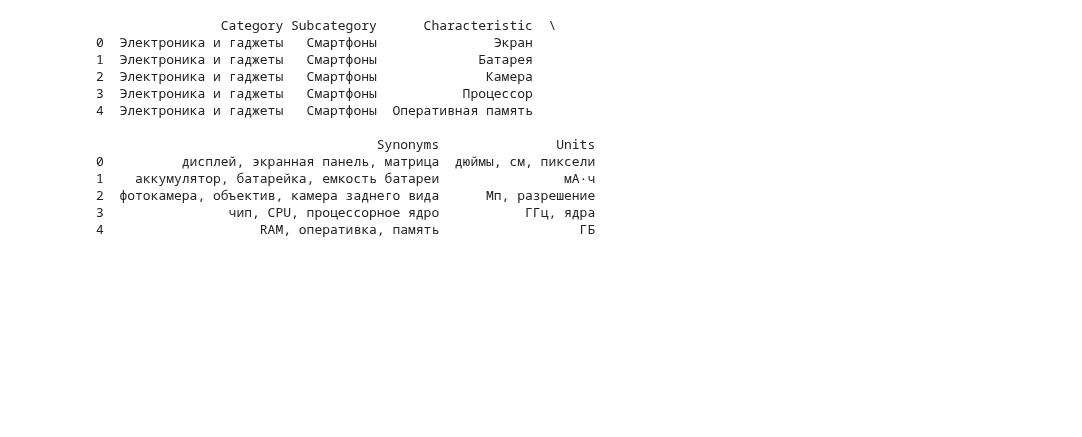
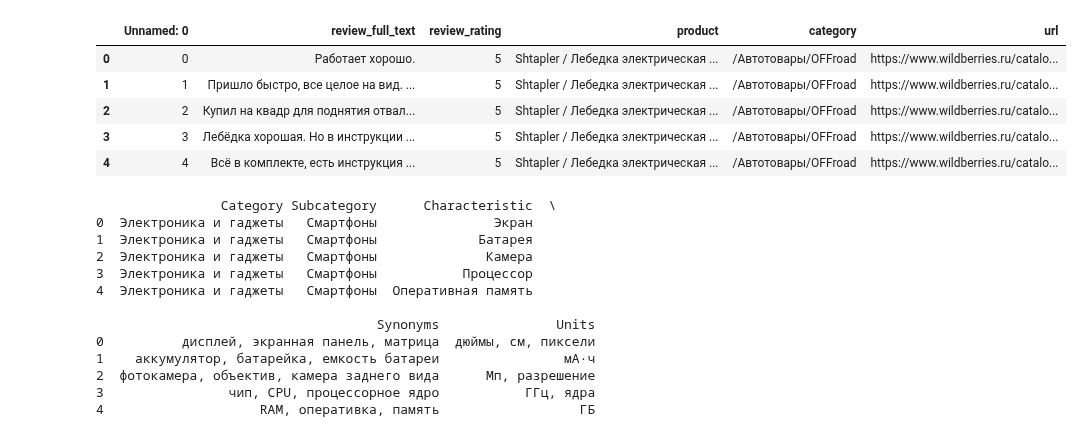
Before and after one commit to Frame24/WB_Parse, a Jupyter notebook: keywods_pavlov.ipynb, the cells around one changed output. Saved outputs shown, nothing was run; the diff lists cells and outputs as text; code cells hidden in the pictures; blank space fills up the shorter version.

```diff
--- a/keywods_pavlov.ipynb
+++ b/keywods_pavlov.ipynb
@@ -1,3 +1,12 @@
+# %%
+df_raw.head()
+# %% [output]
+|  | Unnamed: 0 | review_full_text | review_rating | product | category | url |
+| 0 | 0 | Работает хорошо. | 5 | Shtapler / Лебедка электрическая ... | /Автотовары/OFFroad | https://www.wildberries.ru/catalo... |
+| 1 | 1 | Пришло быстро, все целое на вид. ... | 5 | Shtapler / Лебедка электрическая ... | /Автотовары/OFFroad | https://www.wildberries.ru/catalo... |
+| 2 | 2 | Купил на квадр для поднятия отвал... | 5 | Shtapler / Лебедка электрическая ... | /Автотовары/OFFroad | https://www.wildberries.ru/catalo... |
+| 3 | 3 | Лебёдка хорошая. Но в инструкции ... | 5 | Shtapler / Лебедка электрическая ... | /Автотовары/OFFroad | https://www.wildberries.ru/catalo... |
+| 4 | 4 | Всё в комплекте, есть инструкция ... | 5 | Shtapler / Лебедка электрическая ... | /Автотовары/OFFroad | https://www.wildberries.ru/catalo... |
 # %%
 import pandas as pd
 import json
```
Also changed, not shown: parts of 13 cells of this notebook.
